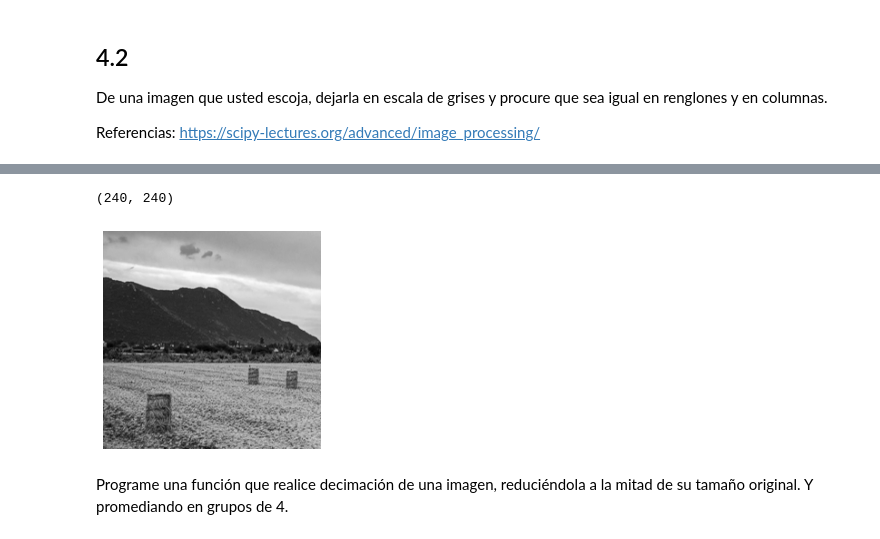
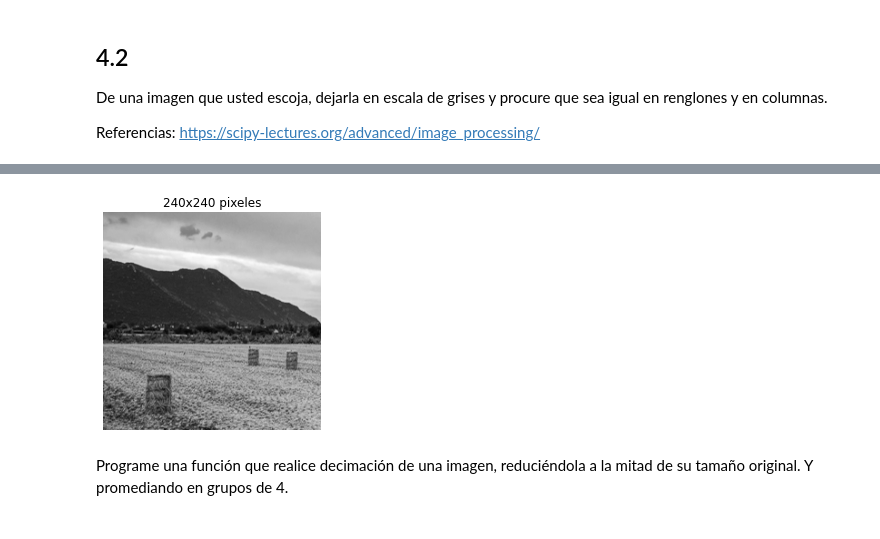
Before and after one commit to nestorivanmo/iimas-data-science, a Jupyter notebook: 2021-2/rp/practicas/1/src.ipynb, the cells around one changed output, grey strips where cells are left out. Saved outputs shown, nothing was run; the diff lists cells and outputs as text; code cells hidden in the pictures.

```diff
--- a/2021-2/rp/practicas/1/src.ipynb
+++ b/2021-2/rp/practicas/1/src.ipynb
@@ -25,12 +35,8 @@ plt.show()
-# %%
-gs_image = np.array(gs_image)
-print(gs_image.shape)
-plt.imshow(gs_image, cmap=plt.cm.gray)
-plt.axis('off')
-plt.show()
-# %% [output]
-(240, 240)
-[figure, removed]
+# %%
+gs_image = image.convert('L')
+show_image_plt(np.array(gs_image), grayscale=True)
+# %% [output]
+[figure, added]
 # %% [markdown]
 Programe una función que realice decimación de una imagen, reduciéndola a la mitad de su tamaño original. Y promediando en grupos de 4.
 # %%
```
Also changed, not shown: parts of 6 cells of this notebook.
